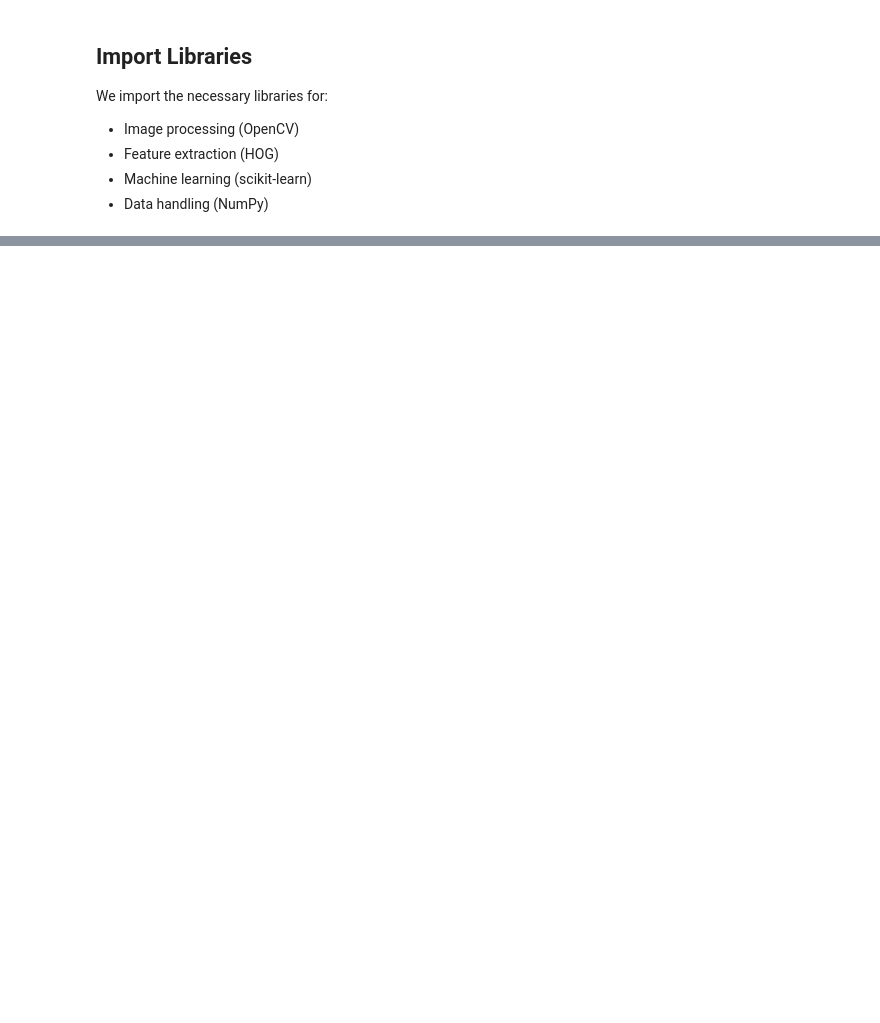
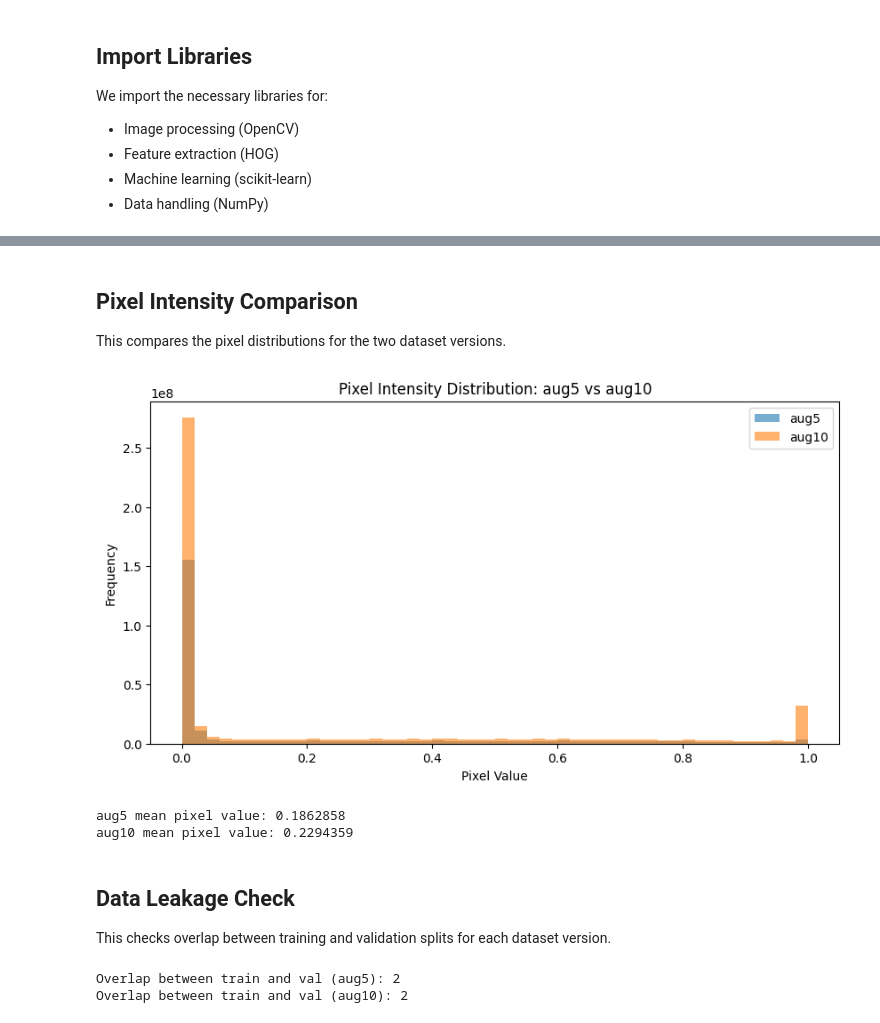
Before and after one commit to vlazo1214/pokemon-image-classification, a Jupyter notebook: baseline.ipynb, the cells around one changed output, grey strips where cells are left out. Saved outputs shown, nothing was run; the diff lists cells and outputs as text; code cells hidden in the pictures; blank space fills up the shorter version.

```diff
--- a/baseline.ipynb
+++ b/baseline.ipynb
@@ -414,0 +294,40 @@ Overall, the confusion matrix highlights the limitations of traditional feature
+# %% [markdown]
+## Pixel Intensity Comparison
+
+This compares the pixel distributions for the two dataset versions.
+# %%
+plt.figure(figsize=(10, 5))
+plt.hist(X_train_5.flatten(), bins=50, alpha=0.6, label="aug5")
+plt.hist(X_train_10.flatten(), bins=50, alpha=0.6, label="aug10")
+plt.title("Pixel Intensity Distribution: aug5 vs aug10")
+plt.xlabel("Pixel Value")
+plt.ylabel("Frequency")
+plt.legend()
+plt.show()
+
+print("aug5 mean pixel value:", X_train_5.mean())
+print("aug10 mean pixel value:", X_train_10.mean())
+
+# RUNTIME 8secs
+# %% [output]
+[figure, added]
+aug5 mean pixel value: 0.1862858
+aug10 mean pixel value: 0.2294359
+# %% [markdown]
+## Data Leakage Check
+
+This checks overlap between training and validation splits for each dataset version.
+# %%
+def check_overlap(X_train, X_val, label):
+    train_hashes = set(map(tuple, X_train.reshape(len(X_train), -1)))
+    val_hashes   = set(map(tuple, X_val.reshape(len(X_val), -1)))
+    overlap = train_hashes.intersection(val_hashes)
+    print(f"Overlap between train and val ({label}):", len(overlap))
+
+check_overlap(X_train_5, X_val_5, "aug5")
+check_overlap(X_train_10, X_val_10, "aug10")
+
+# RUNTIME: 27sec
+# %% [output]
+Overlap between train and val (aug5): 2
+Overlap between train and val (aug10): 2
```
Also changed, not shown: parts of 46 cells of this notebook.
